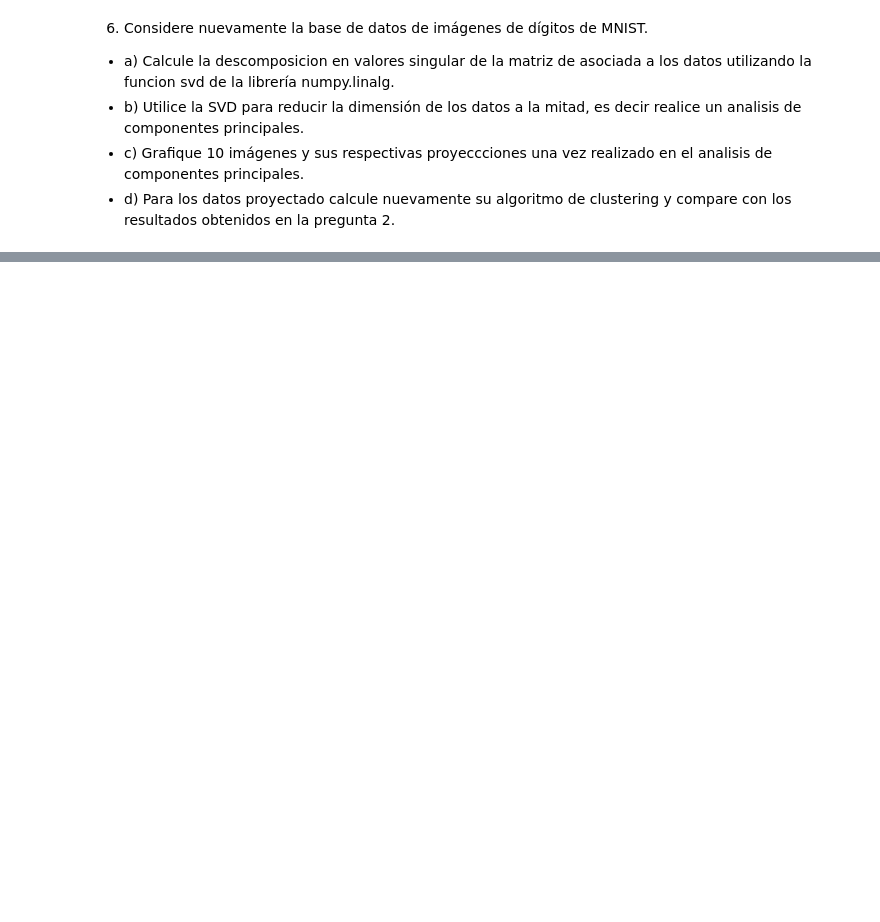
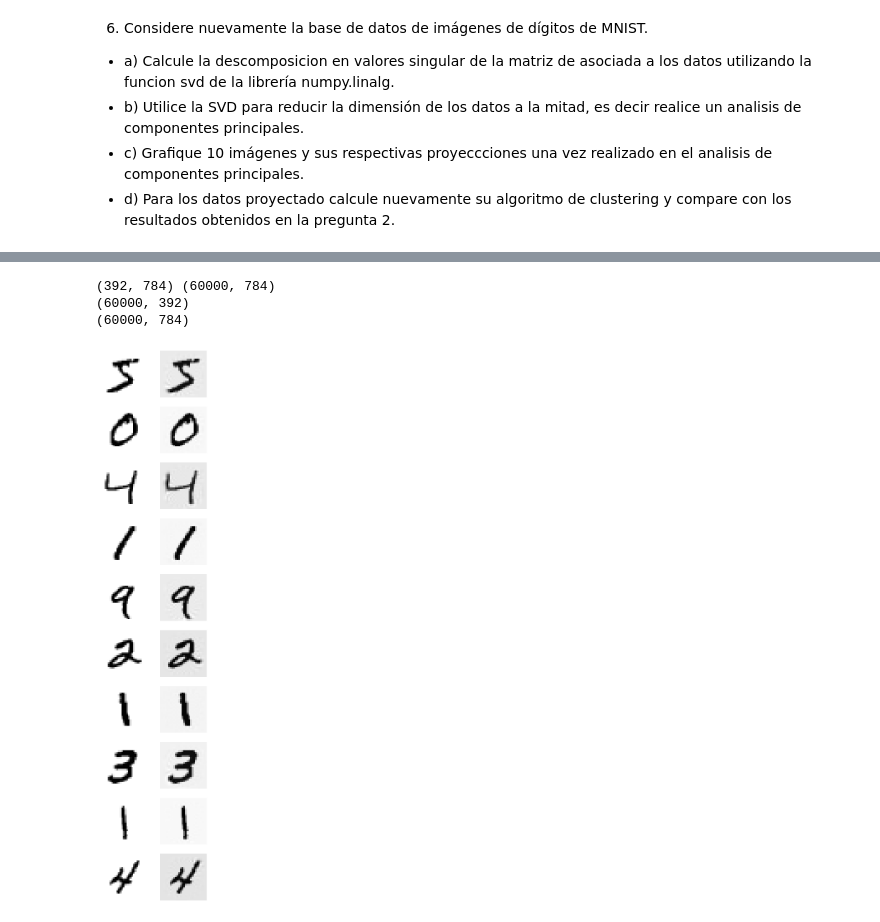
Before and after one commit to mia-uc/math-foundations-for-ai, a Jupyter notebook: hw/hw1/answer.ipynb, the cells around one changed output, grey strips where cells are left out. Saved outputs shown, nothing was run; the diff lists cells and outputs as text; code cells hidden in the pictures; blank space fills up the shorter version.

```diff
--- a/hw/hw1/answer.ipynb
+++ b/hw/hw1/answer.ipynb
@@ -527,0 +698,27 @@ $$
+# %%
+
+pca = VT[:int(image_set.shape[1]/2), :]
+print(pca.shape, image_set.shape)
+
+project_image_set = image_set @ pca.T
+print(project_image_set.shape)
+
+back_step = project_image_set @ pca
+print(back_step.shape)
+# %% [output]
+(392, 784) (60000, 784)
+(60000, 392)
+(60000, 784)
+# %%
+fig, ax = plt.subplots(nrows=10, ncols=2,  figsize=(4,20))
+
+for index, image, projection in zip(range(10), image_set, back_step):
+    img = ax[index, 0].imshow(np.reshape(image, original_shape),cmap=plt.cm.binary)
+    ax[index, 0].axis('off')
+
+    img = ax[index, 1].imshow(np.reshape(projection, original_shape),cmap=plt.cm.binary)
+    ax[index, 1].axis('off')
+
+plt.show()
+# %% [output]
+[figure, added]
```
Also changed, not shown: parts of 18 cells of this notebook.
